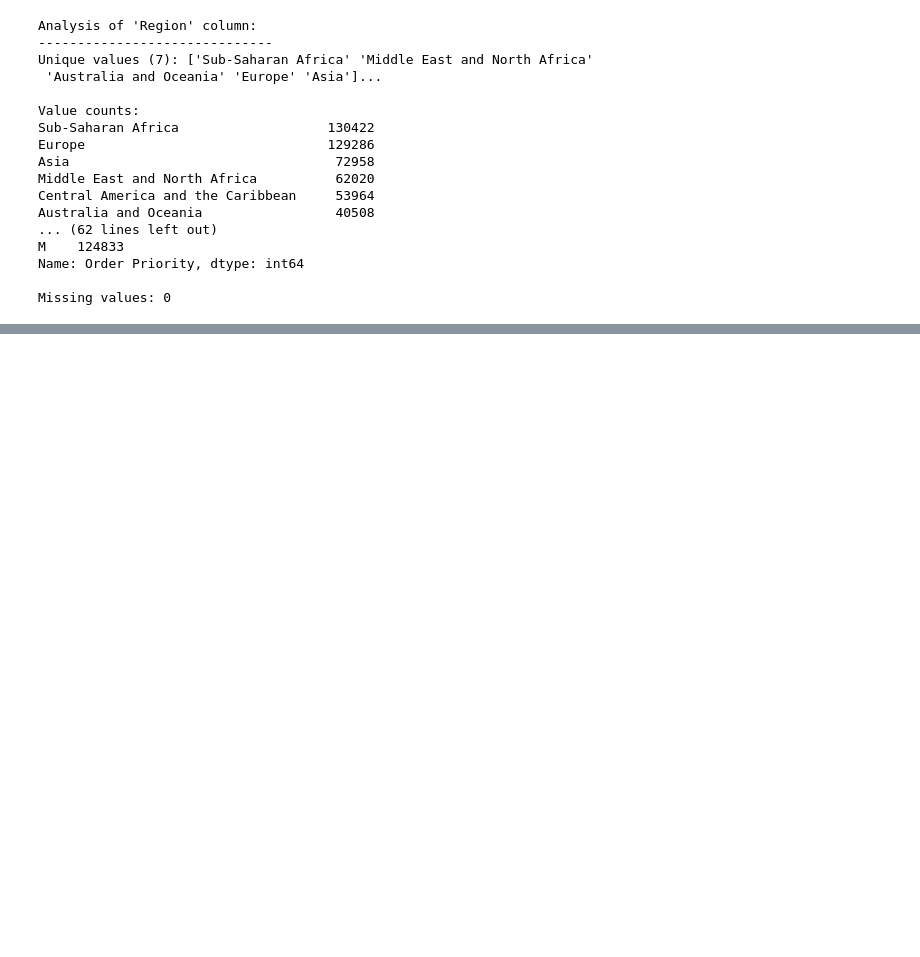
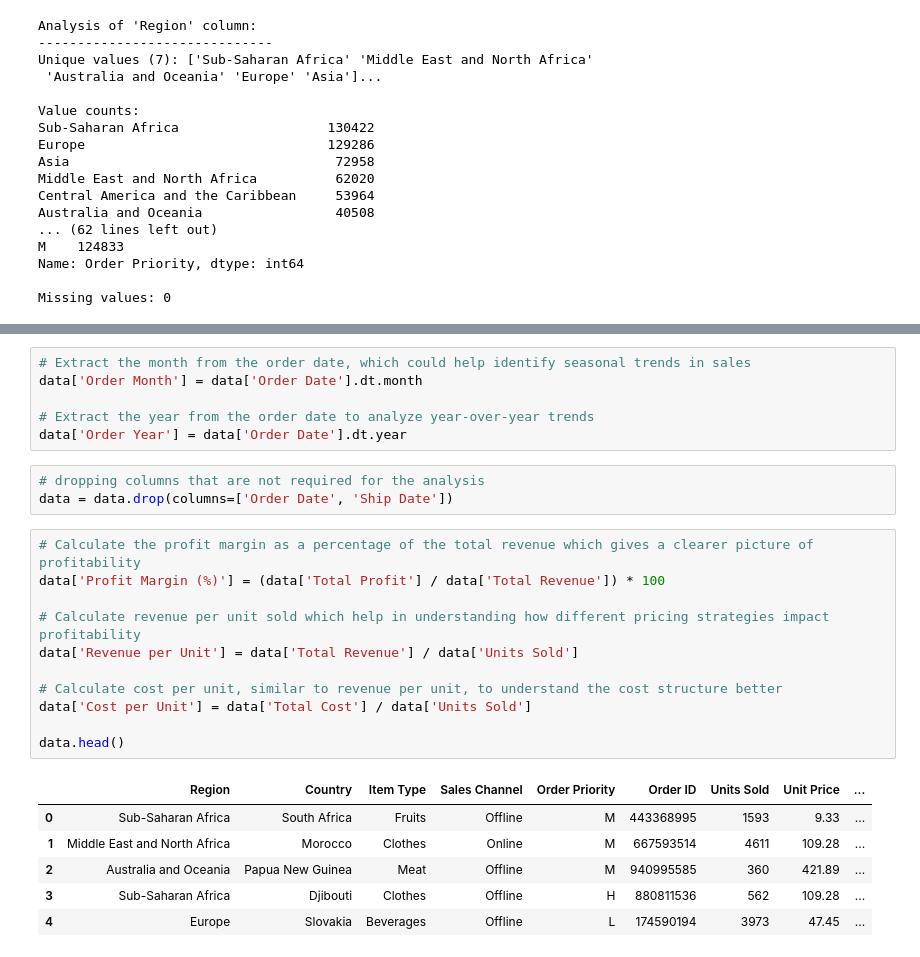
Before and after one commit to Udityanshu/Sales-Prediction, a Jupyter notebook: Sales_Profit_Classification_Model.ipynb, the cells around one changed output, grey strips where cells are left out. Drawn from its saved outputs; the diff is of its cells as text; blank space fills up the shorter version.

```diff
--- a/Sales_Profit_Classification_Model.ipynb
+++ b/Sales_Profit_Classification_Model.ipynb
@@ -176,0 +204,27 @@ data['Ship Date'] = pd.to_datetime(data['Ship Date'])
+# %%
+# Extract the month from the order date, which could help identify seasonal trends in sales
+data['Order Month'] = data['Order Date'].dt.month
+
+# Extract the year from the order date to analyze year-over-year trends
+data['Order Year'] = data['Order Date'].dt.year
+# %%
+# dropping columns that are not required for the analysis
+data = data.drop(columns=['Order Date', 'Ship Date'])
+# %%
+# Calculate the profit margin as a percentage of the total revenue which gives a clearer picture of profitability
+data['Profit Margin (%)'] = (data['Total Profit'] / data['Total Revenue']) * 100
+
+# Calculate revenue per unit sold which help in understanding how different pricing strategies impact profitability
+data['Revenue per Unit'] = data['Total Revenue'] / data['Units Sold']
+
+# Calculate cost per unit, similar to revenue per unit, to understand the cost structure better
+data['Cost per Unit'] = data['Total Cost'] / data['Units Sold']
+
+data.head()
+# %% [output]
+|  | Region | Country | Item Type | Sales Channel | Order Priority | Order ID | Units Sold | Unit Price | ... |
+| 0 | Sub-Saharan Africa | South Africa | Fruits | Offline | M | 443368995 | 1593 | 9.33 | ... |
+| 1 | Middle East and North Africa | Morocco | Clothes | Online | M | 667593514 | 4611 | 109.28 | ... |
+| 2 | Australia and Oceania | Papua New Guinea | Meat | Offline | M | 940995585 | 360 | 421.89 | ... |
+| 3 | Sub-Saharan Africa | Djibouti | Clothes | Offline | H | 880811536 | 562 | 109.28 | ... |
+| 4 | Europe | Slovakia | Beverages | Offline | L | 174590194 | 3973 | 47.45 | ... |
```
Also changed, not shown: parts of 10 cells of this notebook.
